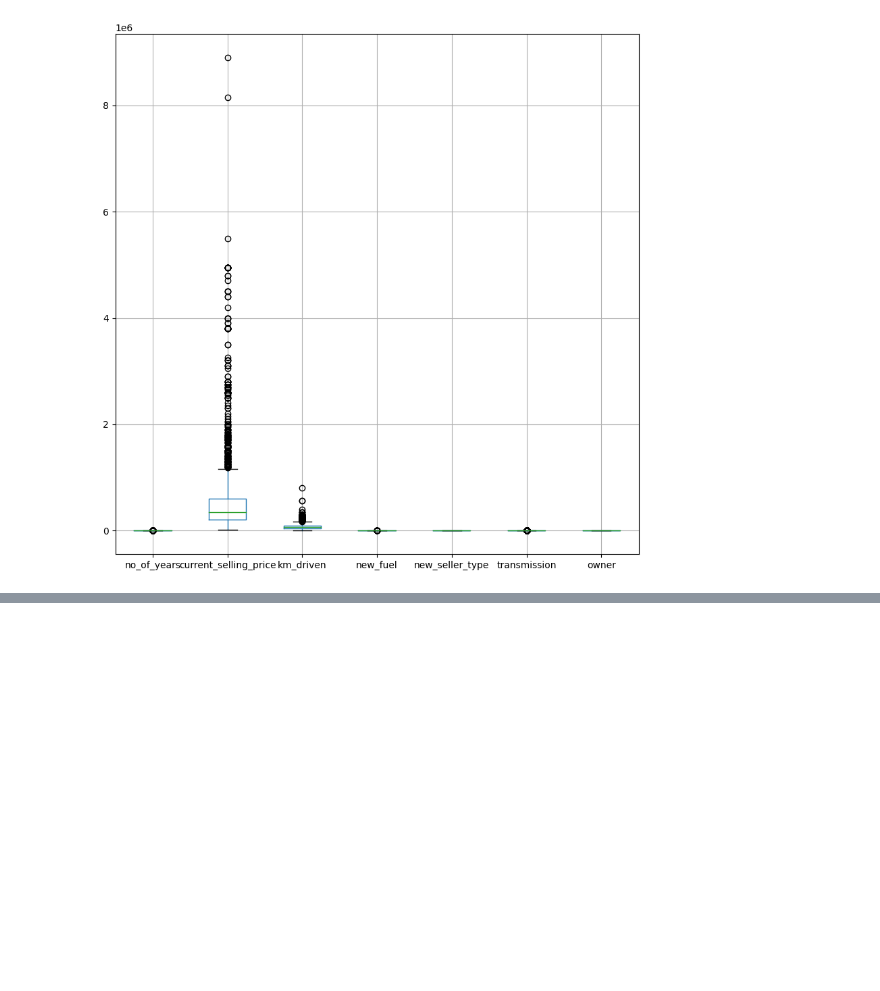
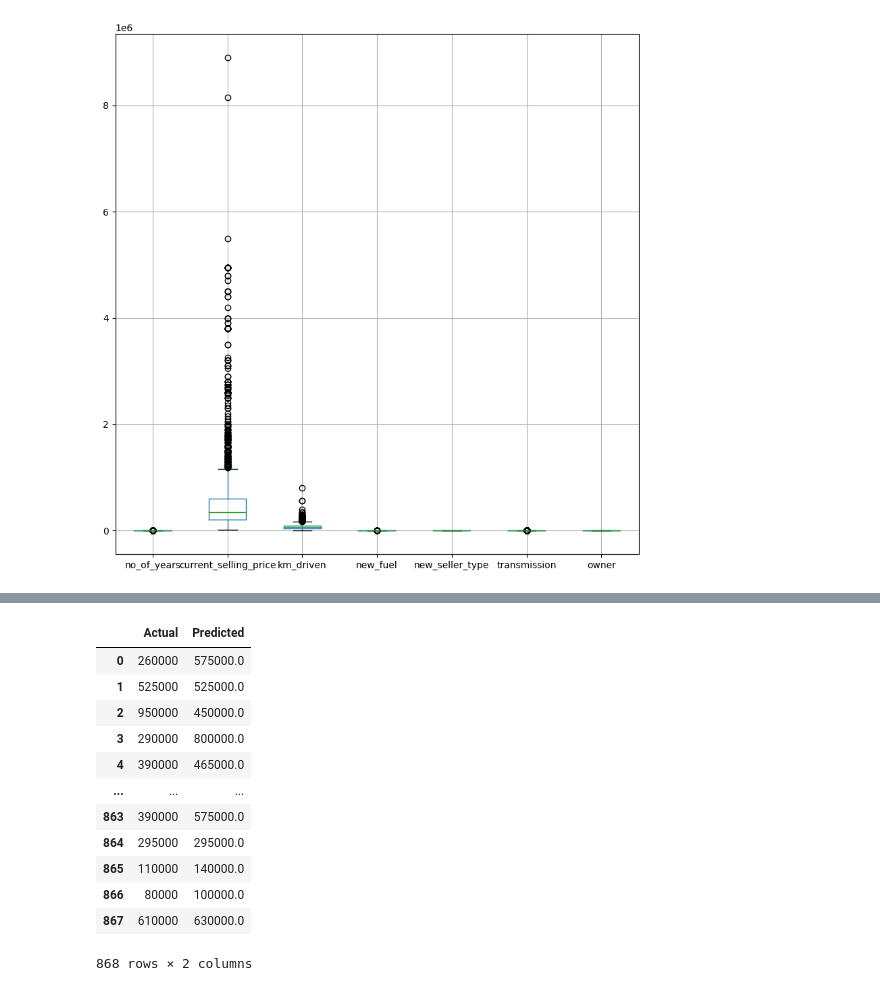
Before and after one commit to sujataprasad01/ML-Price-Prediction-of-Used-Cars-Decision-Tree-, a Jupyter notebook: Decision_Tree_Regression_(Price_Prediction_of_Used_Cars).ipynb, the cells around one changed output, grey strips where cells are left out. Cells and saved outputs as stored; diff of their text form; code cells hidden in the pictures; blank space fills up the shorter version.

```diff
--- a/Decision_Tree_Regression_(Price_Prediction_of_Used_Cars).ipynb
+++ b/Decision_Tree_Regression_(Price_Prediction_of_Used_Cars).ipynb
@@ -571,0 +677,16 @@ newdf.boxplot()
+# %%
+target
+# %% [output]
+|  | Actual | Predicted |
+| 0 | 260000 | 575000.0 |
+| 1 | 525000 | 525000.0 |
+| 2 | 950000 | 450000.0 |
+| 3 | 290000 | 800000.0 |
+| 4 | 390000 | 465000.0 |
+| ... | ... | ... |
+| 863 | 390000 | 575000.0 |
+| 864 | 295000 | 295000.0 |
+| 865 | 110000 | 140000.0 |
+| 866 | 80000 | 100000.0 |
+| 867 | 610000 | 630000.0 |
+868 rows × 2 columns
```
Also changed, not shown: parts of 27 cells of this notebook.
